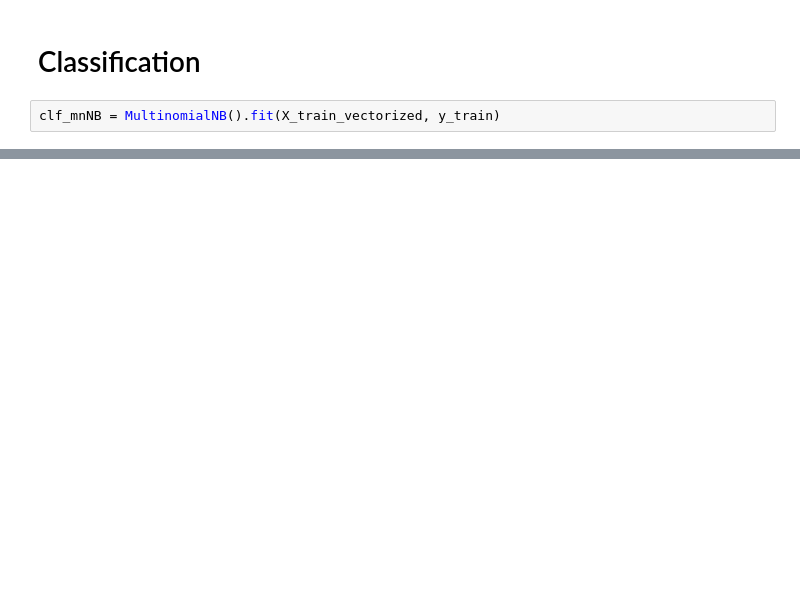
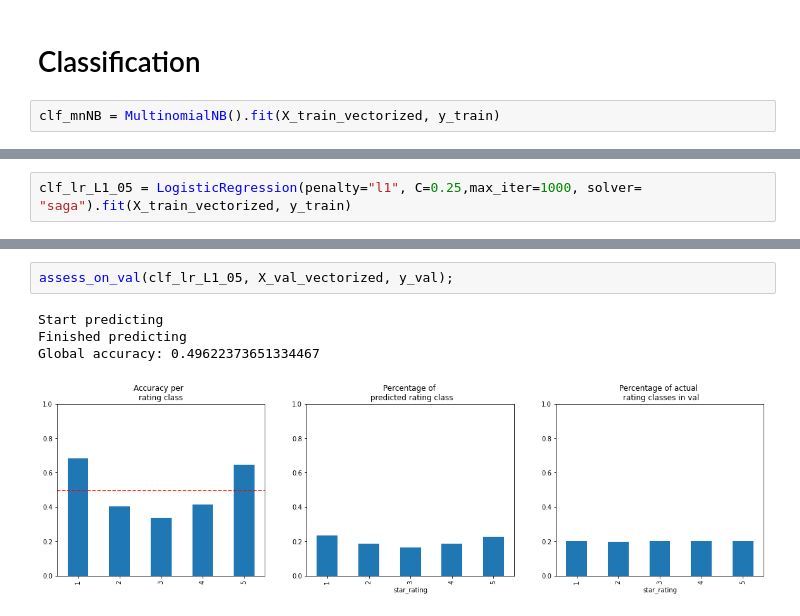
Before and after one commit to LLGH1/dsproject_supply_chain, a Jupyter notebook: model_pipeline.ipynb, the cells around one changed output, grey strips where cells are left out. Drawn from its saved outputs; the diff is of its cells as text; blank space fills up the shorter version.

```diff
--- a/model_pipeline.ipynb
+++ b/model_pipeline.ipynb
@@ -67,0 +162,2 @@ clf_knn = KNeighborsClassifier(n_neighbors=100).fit(X_train_vectorized, y_train)
+# %%
+clf_lr_L1_05 = LogisticRegression(penalty="l1", C=0.25,max_iter=1000, solver= "saga").fit(X_train_vectorized, y_train)
@@ -112,0 +264,7 @@ assess_on_val(clf_knn, X_val_vectorized, y_val);
+# %%
+assess_on_val(clf_lr_L1_05, X_val_vectorized, y_val);
+# %% [output]
+Start predicting
+Finished predicting
+Global accuracy: 0.49622373651334467
+[figure, added]
```
Also changed, not shown: parts of 34 cells of this notebook.
